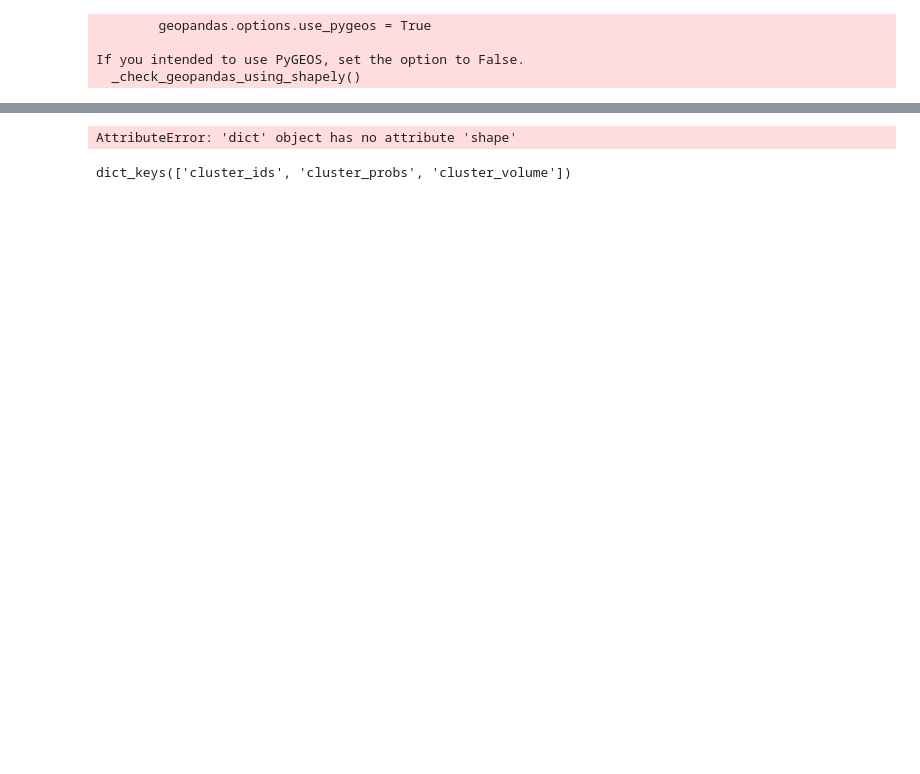
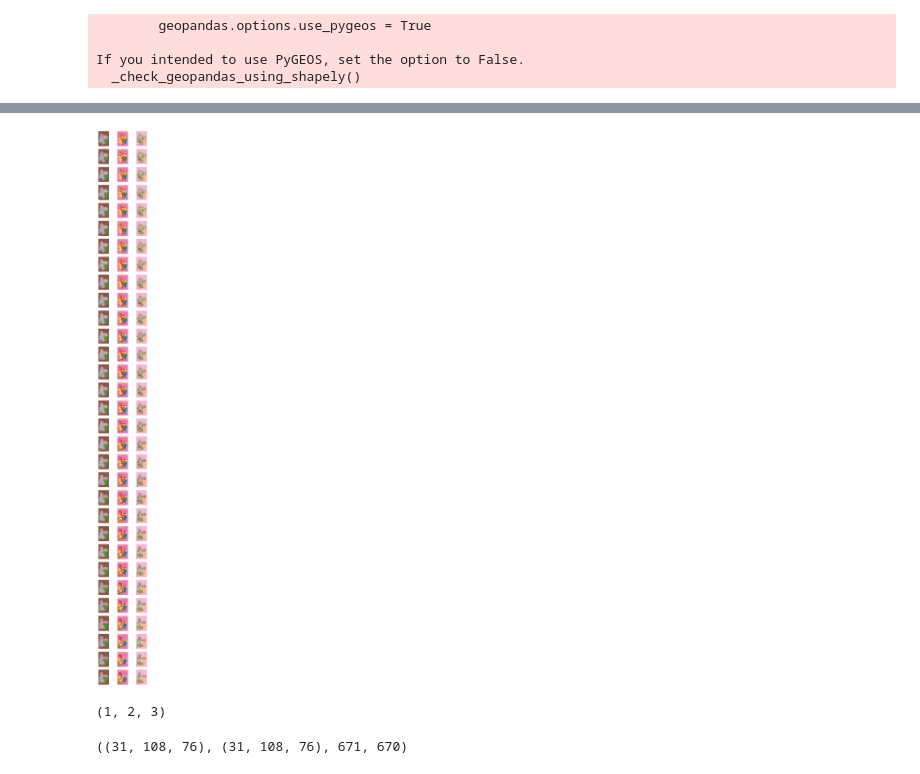
Before and after one commit to ding-lab/mushroom, a Jupyter notebook: notebooks/projects/integrated_mushroom/downstream_cluster_merge.ipynb, the cells around one changed output, grey strips where cells are left out. Saved outputs shown, nothing was run; the diff lists cells and outputs as text; code cells hidden in the pictures; blank space fills up the shorter version.

```diff
--- a/notebooks/projects/integrated_mushroom/downstream_cluster_merge.ipynb
+++ b/notebooks/projects/integrated_mushroom/downstream_cluster_merge.ipynb
@@ -75,20 +93,16 @@ for dtype, mushroom in dtype_to_mushroom.items():
-# %%
-he_volume = np.load(
-    '/data/estorrs/mushroom/data/projects/htan_talk/mushroom/xenium_HT413C1_Th1k4A1_v1/outputs/chkpts/outputs.npy',
-    allow_pickle=True
-).flat[0]
-multiplex_volume = np.load(
-    '/data/estorrs/mushroom/data/projects/htan_talk/mushroom/multiplex_HT413C1_Th1k4A1_v1/outputs/chkpts/outputs.npy',
-    allow_pickle=True
-).flat[0]
-visium_volume = np.load(
-    '/data/estorrs/mushroom/data/projects/htan_talk/mushroom/xenium_HT413C1_Th1k4A1_v1/outputs/chkpts/outputs.npy',
-    allow_pickle=True
-).flat[0]
-he_volume.shape, multiplex_volume.shape, visium_volume.shape
-# %% [output]
-AttributeError: 'dict' object has no attribute 'shape'
-# %%
-he_volume.keys()
-# %% [output]
-dict_keys(['cluster_ids', 'cluster_probs', 'cluster_volume'])
+# %%
+volumes = Mushroom.generate_multi_interpolated_volume(dtype_to_mushroom.values(), z_scaler=.1)
+# %%
+fig, axs = plt.subplots(nrows=volumes[0].shape[0], ncols=len(volumes), figsize=(len(volumes), volumes[0].shape[0]))
+for i in range(volumes[0].shape[0]):
+    for j, volume in enumerate(volumes):
+        ax = axs[i, j]
+        rgb = vis_utils.display_labeled_as_rgb(volumes[j][i], preserve_indices=True)
+        ax.imshow(rgb)
+        ax.axis('off')
+# %% [output]
+[figure, added]
+# %%
+tuple(np.asarray([1,2,3]))
+# %% [output]
+(1, 2, 3)
@@ -94,0 +160,5 @@ dict_keys(['cluster_ids', 'cluster_probs', 'cluster_volume'])
+# %%
+labeled, values, int_to_cluster = merge_volumes(volumes)
+labeled.shape, values.shape, len(np.unique(labeled)), len(int_to_cluster)
+# %% [output]
+((31, 108, 76), (31, 108, 76), 671, 670)
```
Also changed, not shown: parts of 24 cells of this notebook, 6 other files.
